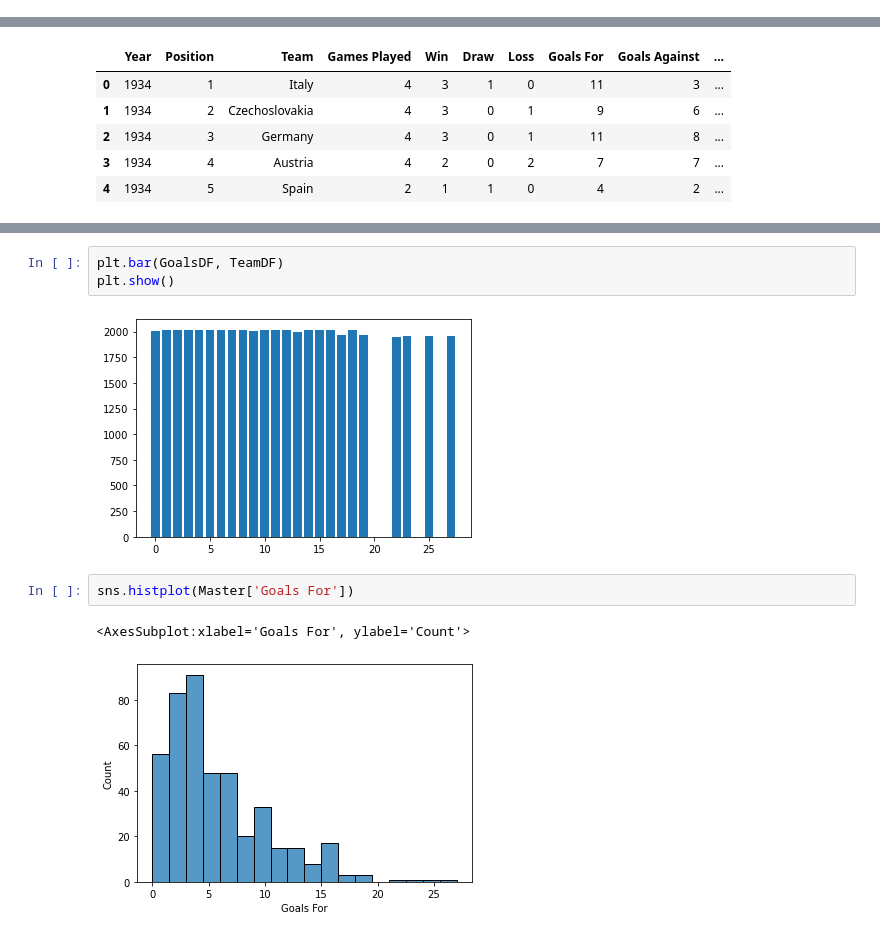
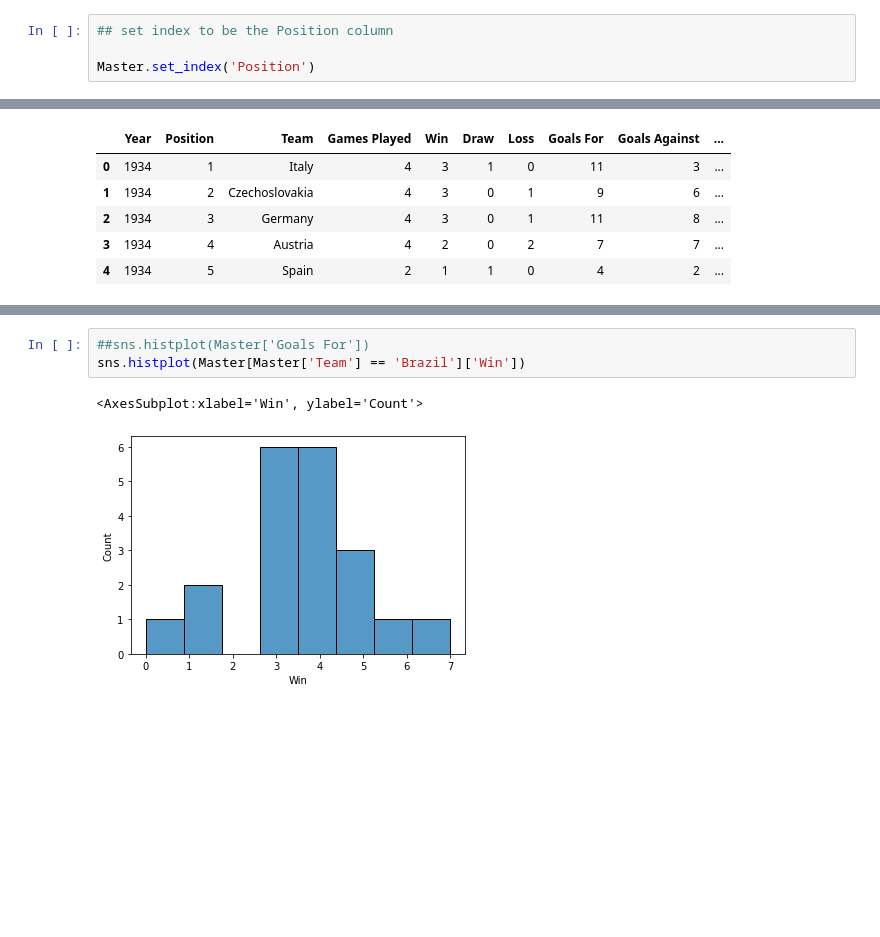
Before and after one commit to sward0311/DataAnalysis-UCD, a Jupyter notebook: Data Project.ipynb, the cells around one changed output, grey strips where cells are left out. Drawn from its saved outputs; the diff is of its cells as text; blank space fills up the shorter version.

```diff
--- a/Data Project.ipynb
+++ b/Data Project.ipynb
@@ -224,0 +186,4 @@ print(Master)
+# %%
+## set index to be the Position column
+
+Master.set_index('Position')
@@ -412,10 +415,6 @@ Name: Goals For, Length: 444, dtype: int64
-# %%
-plt.bar(GoalsDF, TeamDF)
-plt.show()
-# %% [output]
-[figure, removed]
 # %%
-sns.histplot(Master['Goals For'])
+##sns.histplot(Master['Goals For'])
+sns.histplot(Master[Master['Team'] == 'Brazil']['Win'])
 # %% [output]
-<AxesSubplot:xlabel='Goals For', ylabel='Count'>
+<AxesSubplot:xlabel='Win', ylabel='Count'>
-[figure, old version]
+[figure, new version]
```
Also changed, not shown: parts of 25 cells of this notebook.
